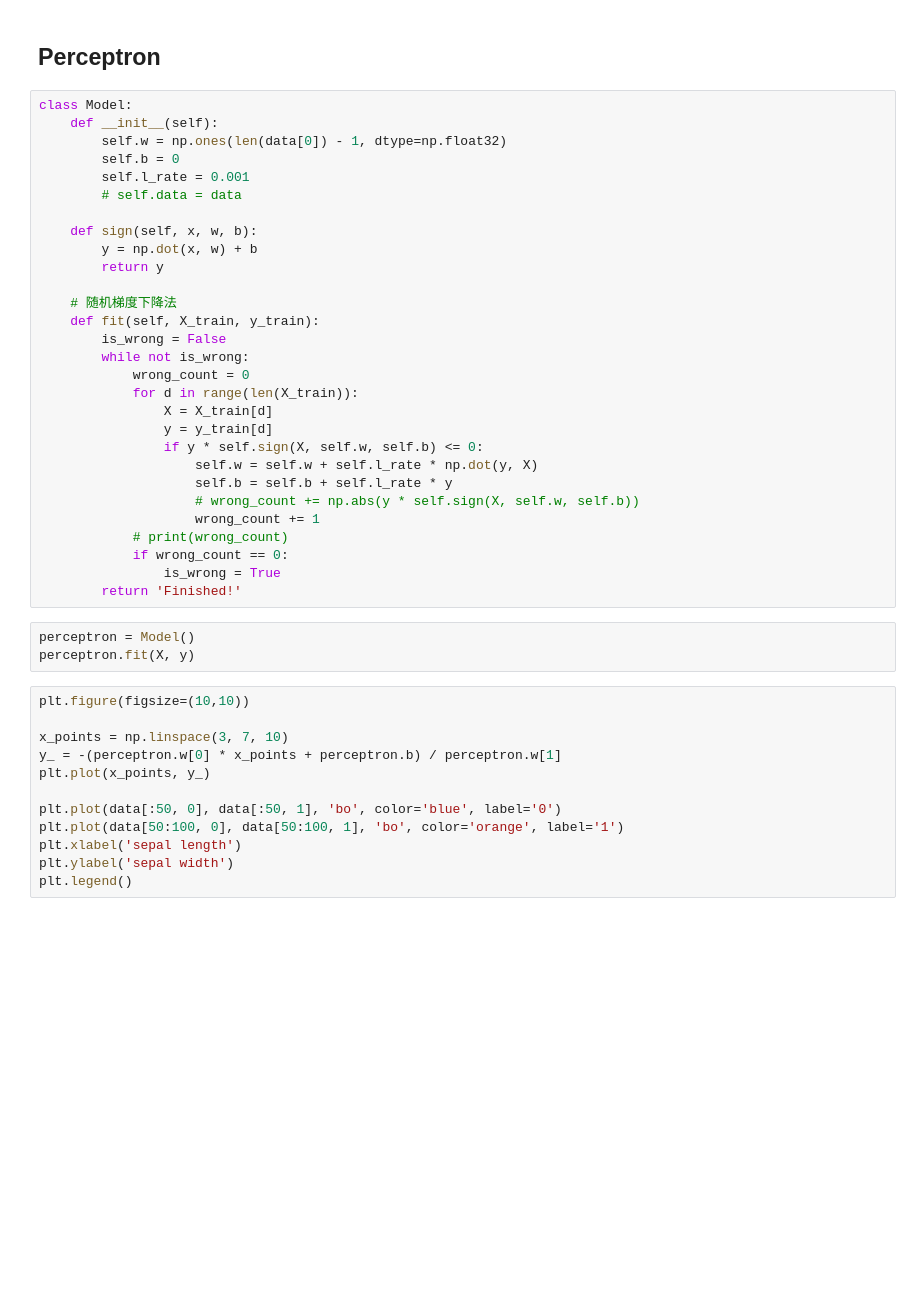
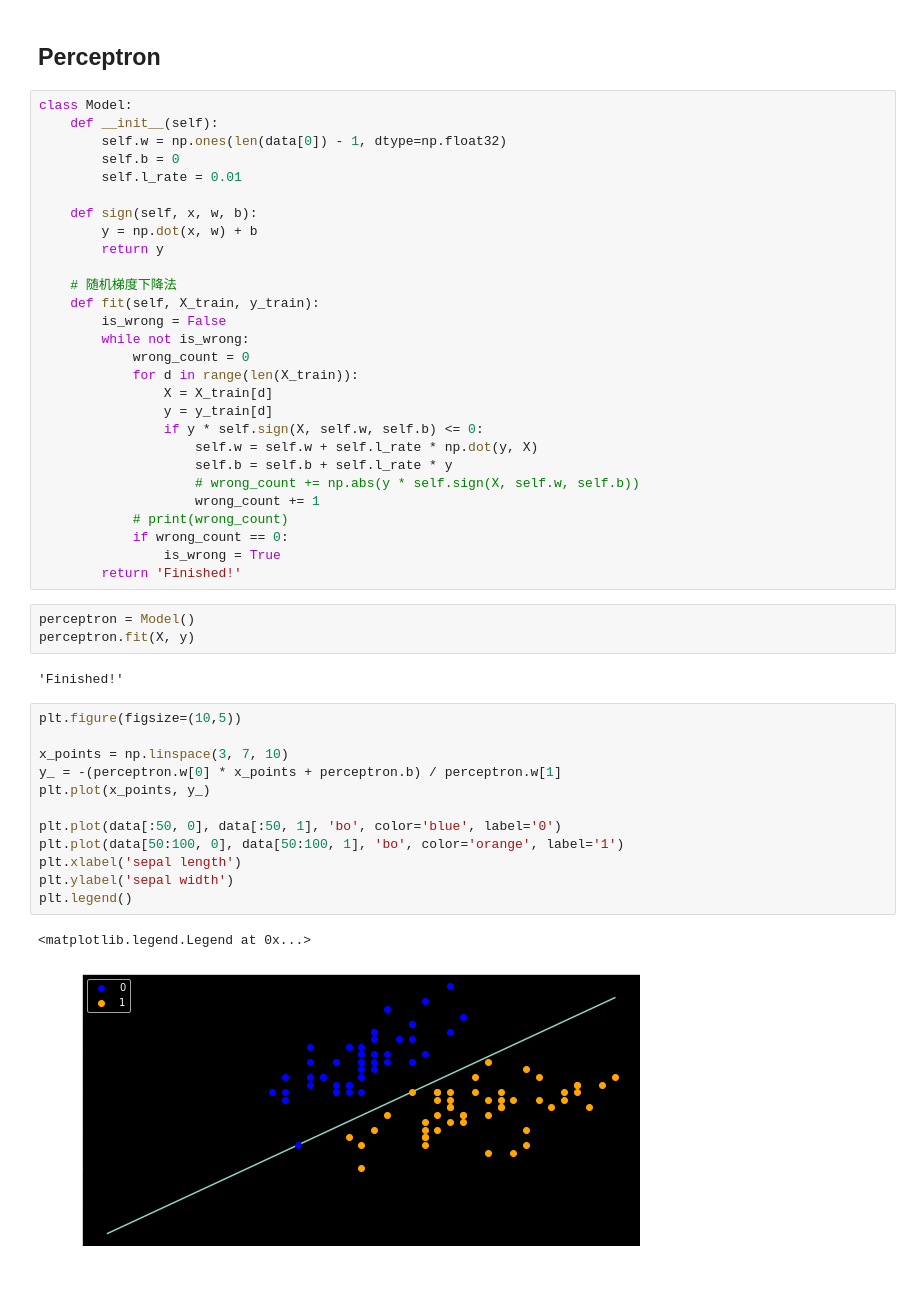
Before and after one commit to vocata/pattern-recognition, a Jupyter notebook: hw1/perceptron.ipynb, the cells around one changed output. Drawn from its saved outputs; the diff is of its cells as text; blank space fills up the shorter version.

Commit message:
adjust plot size

```diff
--- a/hw1/perceptron.ipynb
+++ b/hw1/perceptron.ipynb
@@ -48,8 +51,7 @@ class Model:
     def __init__(self):
         self.w = np.ones(len(data[0]) - 1, dtype=np.float32)
         self.b = 0
-        self.l_rate = 0.001
-        # self.data = data
+        self.l_rate = 0.01
 
     def sign(self, x, w, b):
         y = np.dot(x, w) + b
@@ -75,15 +77,20 @@ class Model:
 # %%
 perceptron = Model()
 perceptron.fit(X, y)
+# %% [output]
+'Finished!'
 # %%
-plt.figure(figsize=(10,10))
+plt.figure(figsize=(10,5))
 
 x_points = np.linspace(3, 7, 10)
 y_ = -(perceptron.w[0] * x_points + perceptron.b) / perceptron.w[1]
 plt.plot(x_points, y_)
 
 plt.plot(data[:50, 0], data[:50, 1], 'bo', color='blue', label='0')
 plt.plot(data[50:100, 0], data[50:100, 1], 'bo', color='orange', label='1')
 plt.xlabel('sepal length')
 plt.ylabel('sepal width')
 plt.legend()
+# %% [output]
+<matplotlib.legend.Legend at 0x...>
+[figure, added]
```
Also changed, not shown: parts of 1 cell of this notebook.
